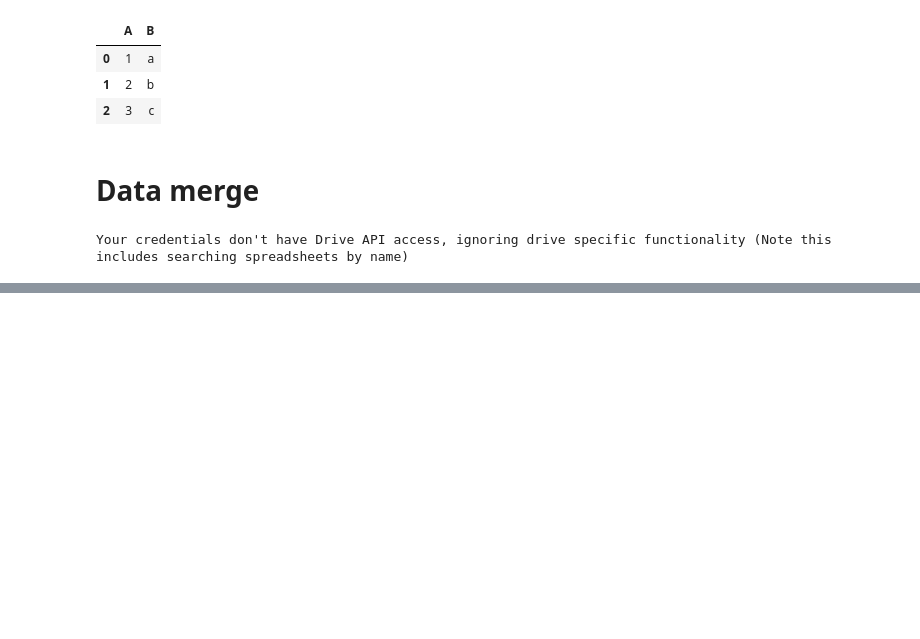
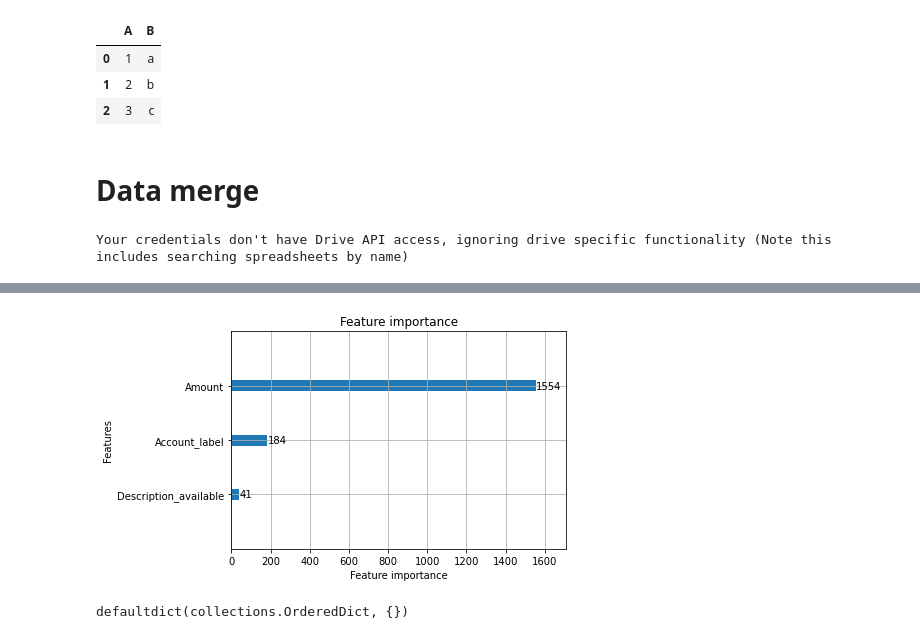
Before and after one commit to susumu2357/book, a Jupyter notebook: development.ipynb, the cells around one changed output, grey strips where cells are left out. Cells and saved outputs as stored; diff of their text form; code cells hidden in the pictures; blank space fills up the shorter version.

Commit message:
add train and predict

```diff
--- a/development.ipynb
+++ b/development.ipynb
@@ -194,0 +247,11 @@ dm.sony('./data/YenFutsuRireki-2019-2021-2-28.xlsx', 'hiromi')
+# %%
+from sklearn import preprocessing
+
+le = preprocessing.LabelEncoder()
+X_train['Account_label'] = le.fit_transform(X_train['Account'])
+# %%
+from sklearn.feature_extraction.text import TfidfVectorizer
+
+vectorizer = TfidfVectorizer(max_df=0.6, min_df=2)
+vectorizer.fit(X_train['Description'])
+X_train[[f'Description_{x}' for x in vectorizer.get_feature_names()]] = vectorizer.transform(X_train['Description']).toarray()
@@ -194,0 +309,3 @@ dm.sony('./data/YenFutsuRireki-2019-2021-2-28.xlsx', 'hiromi')
+# %%
+x_cols = [x for x in X_train.columns if (x != 'Description') and ( x != 'Account')]
+X_train[x_cols]
@@ -194,0 +326,6 @@ dm.sony('./data/YenFutsuRireki-2019-2021-2-28.xlsx', 'hiromi')
+# %%
+from lightgbm import LGBMClassifier
+
+clf = LGBMClassifier(random_state=42)
+
+clf.fit(X_train[x_cols], y_train)
@@ -194,0 +383,10 @@ dm.sony('./data/YenFutsuRireki-2019-2021-2-28.xlsx', 'hiromi')
+# %%
+from lightgbm import plot_importance
+
+plot_importance(clf);
+# %% [output]
+[figure, added]
+# %%
+clf.best_score_
+# %% [output]
+defaultdict(collections.OrderedDict, {})
```
Also changed, not shown: parts of 19 cells of this notebook, 3 other files.
